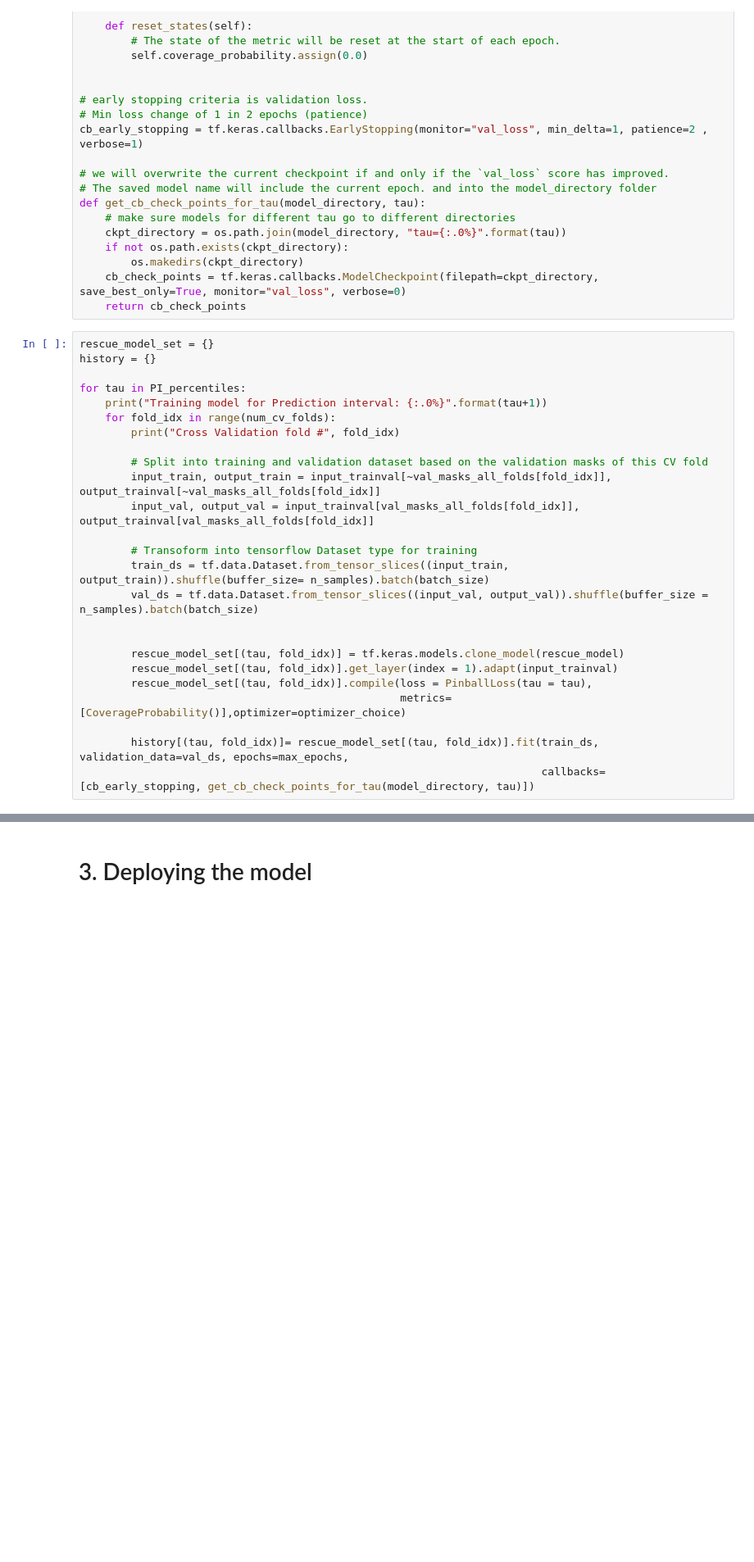
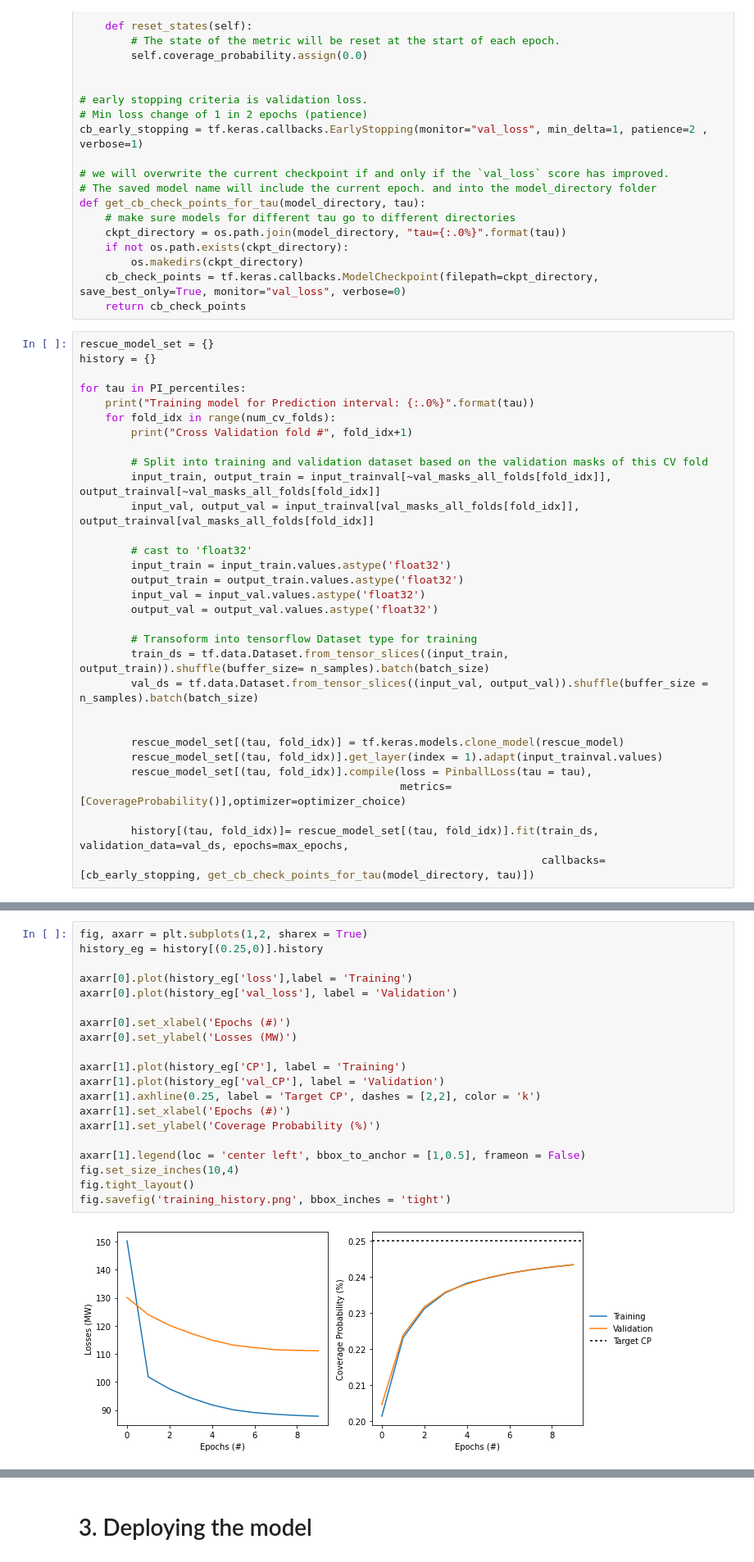
Before and after one commit to e3-/RESERVE-Public, a Jupyter notebook: code/rescue.ipynb, the cells around one changed output, grey strips where cells are left out. Shown at 82% size. Saved outputs shown, nothing was run; the diff lists cells and outputs as text; blank space fills up the shorter version.

```diff
--- a/code/rescue.ipynb
+++ b/code/rescue.ipynb
@@ -165,13 +165,19 @@ rescue_model_set = {}
 history = {}
 
 for tau in PI_percentiles:
-    print("Training model for Prediction interval: {:.0%}".format(tau+1))
+    print("Training model for Prediction interval: {:.0%}".format(tau))
     for fold_idx in range(num_cv_folds):
-        print("Cross Validation fold #", fold_idx)
+        print("Cross Validation fold #", fold_idx+1)
 
         # Split into training and validation dataset based on the validation masks of this CV fold
         input_train, output_train = input_trainval[~val_masks_all_folds[fold_idx]], output_trainval[~val_masks_all_folds[fold_idx]]
         input_val, output_val = input_trainval[val_masks_all_folds[fold_idx]], output_trainval[val_masks_all_folds[fold_idx]]
+
+        # cast to 'float32'
+        input_train = input_train.values.astype('float32')
+        output_train = output_train.values.astype('float32')
+        input_val = input_val.values.astype('float32')
+        output_val = output_val.values.astype('float32')
 
         # Transoform into tensorflow Dataset type for training
         train_ds = tf.data.Dataset.from_tensor_slices((input_train, output_train)).shuffle(buffer_size= n_samples).batch(batch_size)
@@ -179,7 +185,7 @@ for tau in PI_percentiles:
 
 
         rescue_model_set[(tau, fold_idx)] = tf.keras.models.clone_model(rescue_model)
-        rescue_model_set[(tau, fold_idx)].get_layer(index = 1).adapt(input_trainval)
+        rescue_model_set[(tau, fold_idx)].get_layer(index = 1).adapt(input_trainval.values)
         rescue_model_set[(tau, fold_idx)].compile(loss = PinballLoss(tau = tau),
                                                   metrics= [CoverageProbability()],optimizer=optimizer_choice)
 
@@ -225,0 +271,22 @@ history
+# %%
+fig, axarr = plt.subplots(1,2, sharex = True)
+history_eg = history[(0.25,0)].history
+
+axarr[0].plot(history_eg['loss'],label = 'Training')
+axarr[0].plot(history_eg['val_loss'], label = 'Validation')
+
+axarr[0].set_xlabel('Epochs (#)')
+axarr[0].set_ylabel('Losses (MW)')
+
+axarr[1].plot(history_eg['CP'], label = 'Training')
+axarr[1].plot(history_eg['val_CP'], label = 'Validation')
+axarr[1].axhline(0.25, label = 'Target CP', dashes = [2,2], color = 'k')
+axarr[1].set_xlabel('Epochs (#)')
+axarr[1].set_ylabel('Coverage Probability (%)')
+
+axarr[1].legend(loc = 'center left', bbox_to_anchor = [1,0.5], frameon = False)
+fig.set_size_inches(10,4)
+fig.tight_layout()
+fig.savefig('training_history.png', bbox_inches = 'tight')
+# %% [output]
+[figure, added]
```
Also changed, not shown: parts of 12 cells of this notebook, 2 other files.
